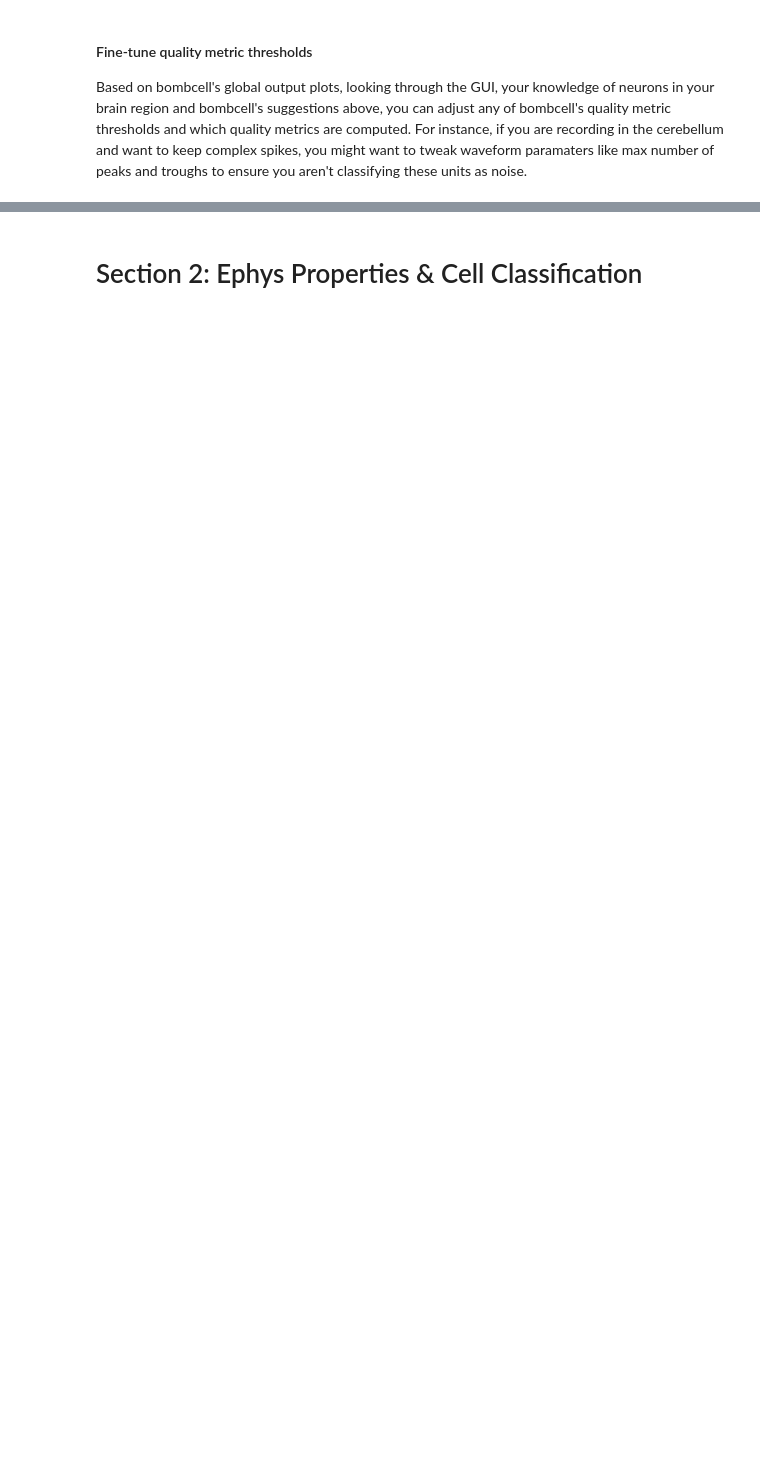
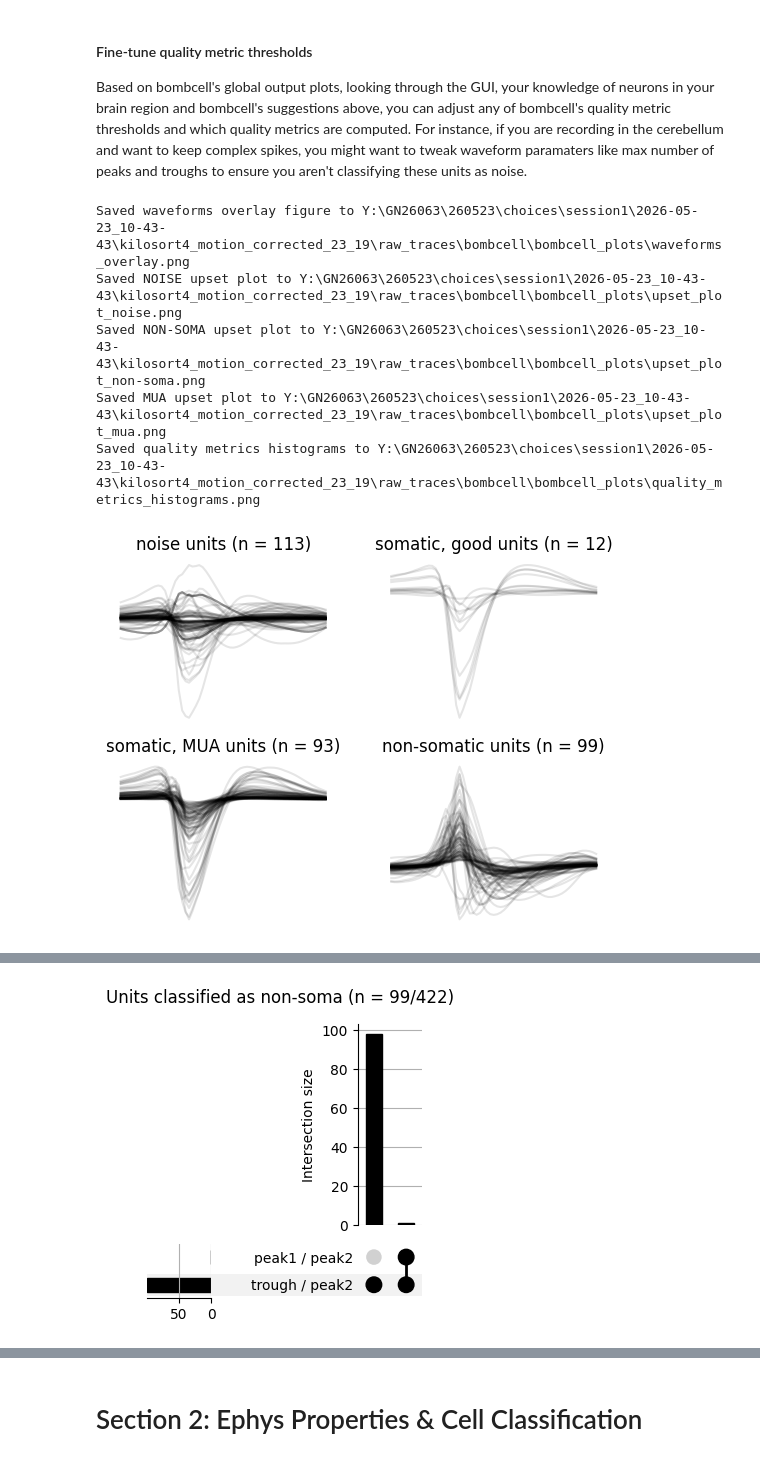
Before and after one commit to chiyu1203/bombcell, a Jupyter notebook: py_bombcell/demos/BC_demo_open_ephys.ipynb, the cells around one changed output, grey strips where cells are left out. Saved outputs shown, nothing was run; the diff lists cells and outputs as text; code cells hidden in the pictures; blank space fills up the shorter version.

```diff
--- a/py_bombcell/demos/BC_demo_open_ephys.ipynb
+++ b/py_bombcell/demos/BC_demo_open_ephys.ipynb
@@ -381,23 +522,30 @@ bc.compare_manual_vs_bombcell(save_path)
 # %%
 # Example: how to tweak a classification threshold and replot the summary plots
 
 # load previously computed quality metrics
-param, quality_metrics, fractions_RPVs_all_taur = bc.load_bc_results(save_path)
+param, quality_metrics, fractions_RPVs_all_taur = bc.load_bc_results(save_path1)
 # change parameter of interest
 #param["maxNPeaks"] = 3 # for instance, it you more atypical waveform shapes in your region of interest
 # get quality unit types
 unit_type, unit_type_string = bc.qm.get_quality_unit_type(
         param, quality_metrics
     )
 # load ephys data
 (
     spike_times_samples,
     spike_clusters, # actually spike_templates, but they're the same in bombcell
     template_waveforms,
     template_amplitudes,
     pc_features,
     pc_features_idx,
     channel_positions,
 ) = bc.load_ephys_data(ks_dir)
 # replot global output plots
 bc.plot_summary_data(quality_metrics, template_waveforms, unit_type, unit_type_string, param)
+# %% [output]
+Saved waveforms overlay figure to Y:\GN26063\260523\choices\session1\2026-05-23_10-43-43\kilosort4_motion_corrected_23_19\raw_traces\bombcell\bombcell_plots\waveforms_overlay.png
+Saved NOISE upset plot to Y:\GN26063\260523\choices\session1\2026-05-23_10-43-43\kilosort4_motion_corrected_23_19\raw_traces\bombcell\bombcell_plots\upset_plot_noise.png
+Saved NON-SOMA upset plot to Y:\GN26063\260523\choices\session1\2026-05-23_10-43-43\kilosort4_motion_corrected_23_19\raw_traces\bombcell\bombcell_plots\upset_plot_non-soma.png
+Saved MUA upset plot to Y:\GN26063\260523\choices\session1\2026-05-23_10-43-43\kilosort4_motion_corrected_23_19\raw_traces\bombcell\bombcell_plots\upset_plot_mua.png
+Saved quality metrics histograms to Y:\GN26063\260523\choices\session1\2026-05-23_10-43-43\kilosort4_motion_corrected_23_19\raw_traces\bombcell\bombcell_plots\quality_metrics_histograms.png
+[figure, added]
@@ -403,0 +553 @@ bc.plot_summary_data(quality_metrics, template_waveforms, unit_type, unit_type_s
+[figure, added]
```
Also changed, not shown: parts of 8 cells of this notebook.
